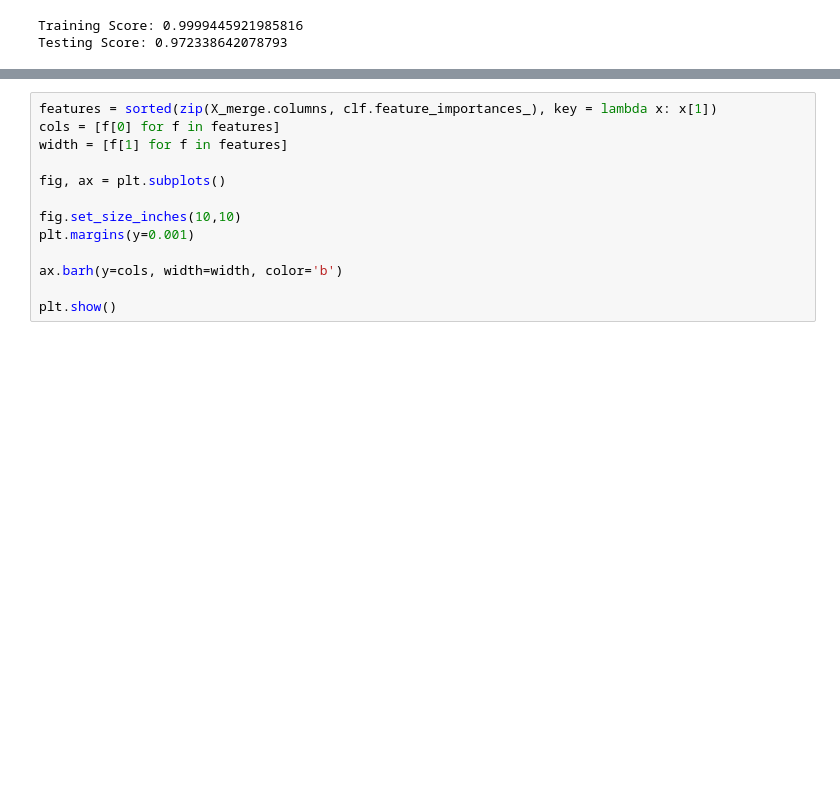
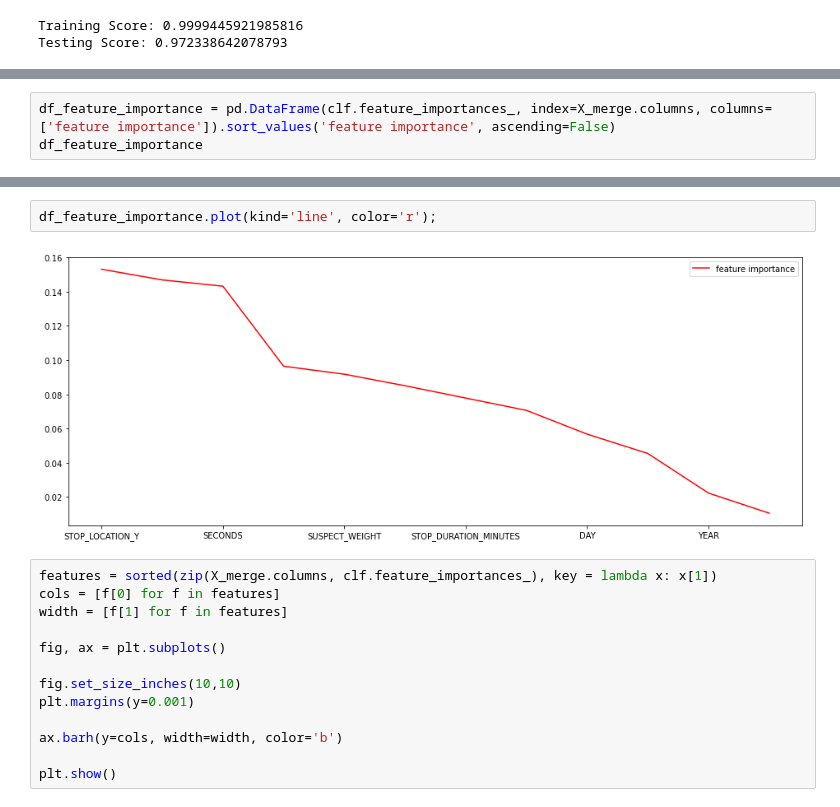
Before and after one commit to uzmabb182/data-detection-using-machine-learning, a Jupyter notebook: static/data_processing/sfq_summon_reduced_feartures.ipynb, the cells around one changed output, grey strips where cells are left out. Drawn from its saved outputs; the diff is of its cells as text; blank space fills up the shorter version.

Commit message:
feature importance graph added

```diff
--- a/static/data_processing/sfq_summon_reduced_feartures.ipynb
+++ b/static/data_processing/sfq_summon_reduced_feartures.ipynb
@@ -1327,0 +1333,3 @@ feature_importances = clf.feature_importances_
+# %%
+df_feature_importance = pd.DataFrame(clf.feature_importances_, index=X_merge.columns, columns=['feature importance']).sort_values('feature importance', ascending=False)
+df_feature_importance
@@ -1328,3 +1350,7 @@ feature_importances = clf.feature_importances_
+# %%
+df_feature_importance.plot(kind='line', color='r');
+# %% [output]
+[figure, added]
 # %%
 features = sorted(zip(X_merge.columns, clf.feature_importances_), key = lambda x: x[1])
 cols = [f[0] for f in features]
```
Also changed, not shown: parts of 2 cells of this notebook, 1 other file.
